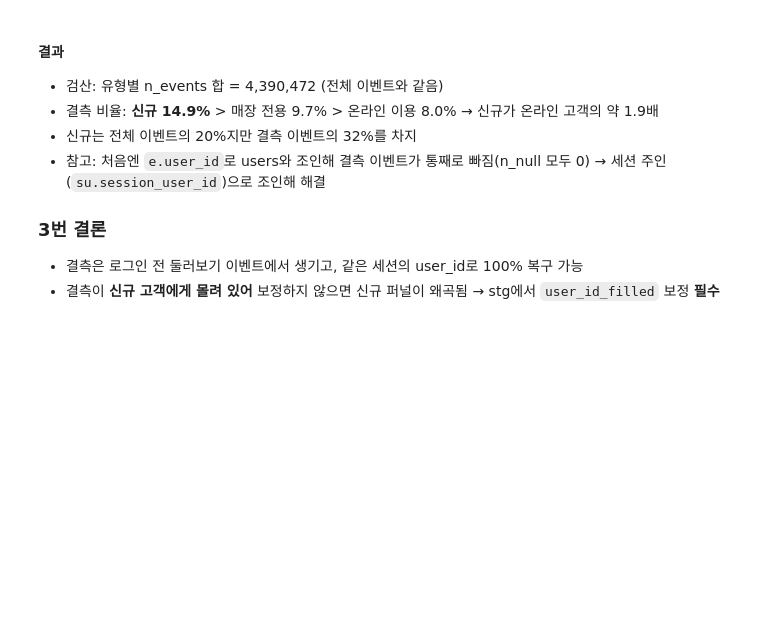
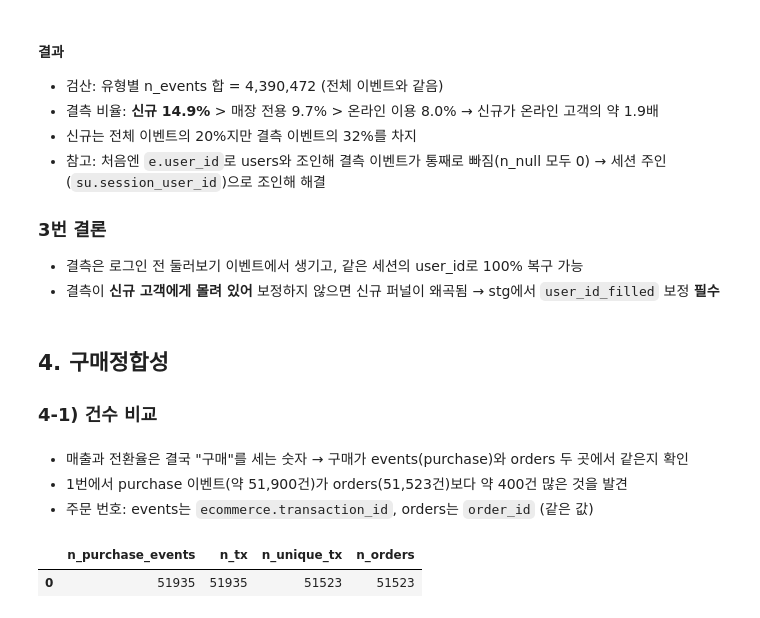
Before and after one commit to YURI0822/beauty-checkout-ab-test, a Jupyter notebook: notebooks/02_quality_check.ipynb, the cells around one changed output. Drawn from its saved outputs; the diff is of its cells as text; code cells hidden in the pictures; blank space fills up the shorter version.

```diff
--- a/notebooks/02_quality_check.ipynb
+++ b/notebooks/02_quality_check.ipynb
@@ -487,3 +487,26 @@ order by null_rate desc
 ### 3번 결론
 - 결측은 로그인 전 둘러보기 이벤트에서 생기고, 같은 세션의 user_id로 100% 복구 가능
 - 결측이 **신규 고객에게 몰려 있어** 보정하지 않으면 신규 퍼널이 왜곡됨 → stg에서 `user_id_filled` 보정 **필수**
+# %% [markdown]
+## 4. 구매정합성
+
+### 4-1) 건수 비교
+# %% [markdown]
+- 매출과 전환율은 결국 "구매"를 세는 숫자 → 구매가 events(purchase)와 orders 두 곳에서 같은지 확인
+- 1번에서 purchase 이벤트(약 51,900건)가 orders(51,523건)보다 약 400건 많은 것을 발견
+- 주문 번호: events는 `ecommerce.transaction_id`, orders는 `order_id` (같은 값)
+# %%
+query("""
+# 4-1) 구매 건수 비교: purchase 이벤트 vs orders
+
+select
+  (select count(*) from raw.events where event_name = 'purchase') as n_purchase_events,                              # 구매 이벤트 수
+  (select count(ecommerce.transaction_id) from raw.events where event_name = 'purchase') as n_tx,                    # 이벤트 주문 수
+  (select count(distinct ecommerce.transaction_id) from raw.events where event_name = 'purchase') as n_unique_tx,    # 고유 주문 수
+  (select count(*) from raw.orders) as n_orders                                                                      # 주문 테이블 행
+# 이벤트 수 > 고유 주문 수이면 같은 주문이 여러 번 찍힘
+
+""")
+# %% [output]
+|  | n_purchase_events | n_tx | n_unique_tx | n_orders |
+| 0 | 51935 | 51935 | 51523 | 51523 |
```
Also changed, not shown: parts of 9 cells of this notebook.
